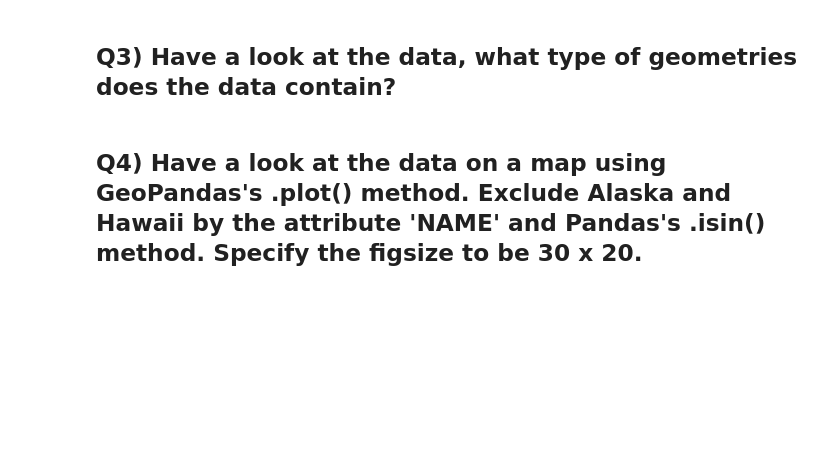
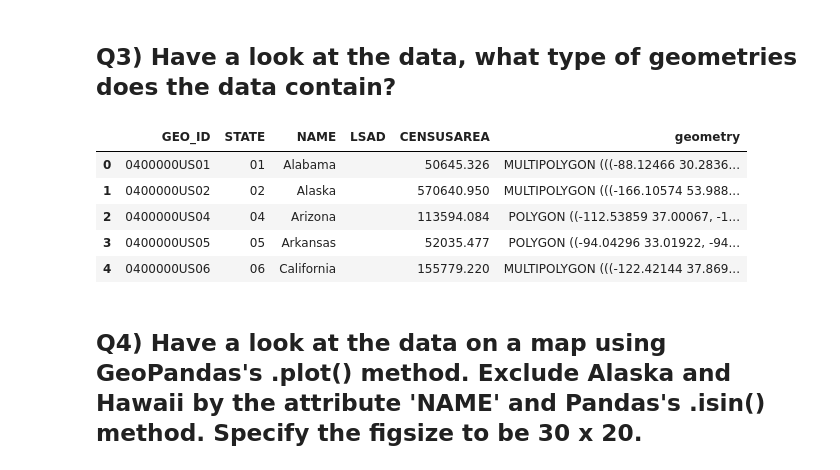
Before and after one commit to David-Soldini/2023_Intro_Python, a Jupyter notebook: ML_EES/IP/W3_S2.ipynb, the cells around one changed output. Saved outputs shown, nothing was run; the diff lists cells and outputs as text; code cells hidden in the pictures; blank space fills up the shorter version.

```diff
--- a/ML_EES/IP/W3_S2.ipynb
+++ b/ML_EES/IP/W3_S2.ipynb
@@ -78,7 +136,14 @@ country = gpd.____(path)
 ## Q3) Have a look at the data, what type of geometries does the data contain?
 # %%
 # The method to see the first few lines of the datra
-country.____()
+country.head()
+# %% [output]
+|  | GEO_ID | STATE | NAME | LSAD | CENSUSAREA | geometry |
+| 0 | 0400000US01 | 01 | Alabama |  | 50645.326 | MULTIPOLYGON (((-88.12466 30.2836... |
+| 1 | 0400000US02 | 02 | Alaska |  | 570640.950 | MULTIPOLYGON (((-166.10574 53.988... |
+| 2 | 0400000US04 | 04 | Arizona |  | 113594.084 | POLYGON ((-112.53859 37.00067, -1... |
+| 3 | 0400000US05 | 05 | Arkansas |  | 52035.477 | POLYGON ((-94.04296 33.01922, -94... |
+| 4 | 0400000US06 | 06 | California |  | 155779.220 | MULTIPOLYGON (((-122.42144 37.869... |
 # %% [markdown]
 ## Q4) Have a look at the data on a map using GeoPandas's .plot() method. Exclude Alaska and Hawaii by the attribute 'NAME' and Pandas's .isin() method. Specify the figsize to be 30 x 20.
 # %%
```
Also changed, not shown: parts of 14 cells of this notebook.
